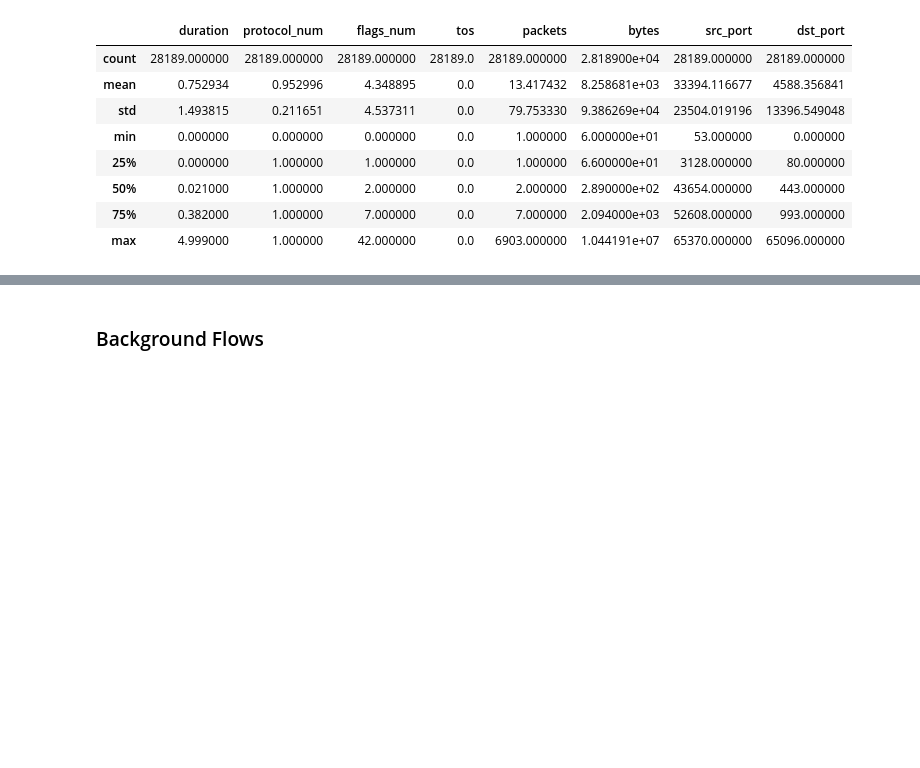
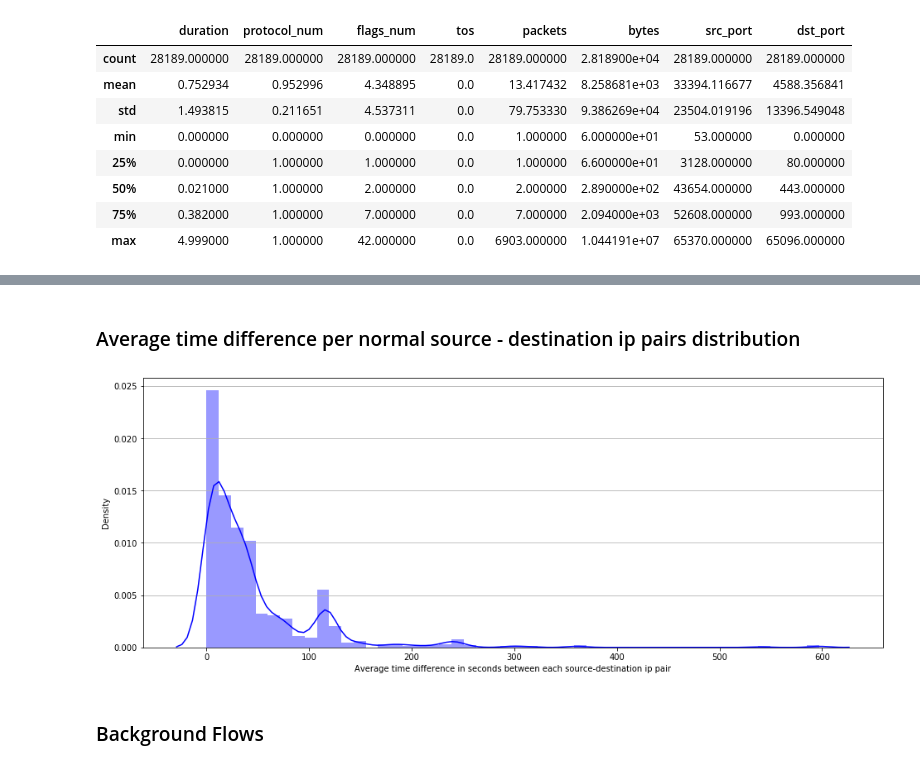
Before and after one commit to ghabbenjansen/thesis-vasileios, a Jupyter notebook: data_visualization.ipynb, the cells around one changed output, grey strips where cells are left out. Drawn from its saved outputs; the diff is of its cells as text; code cells hidden in the pictures; blank space fills up the shorter version.

```diff
--- a/data_visualization.ipynb
+++ b/data_visualization.ipynb
@@ -56,3 +116,13 @@ normal[continuous_features].describe()
+# %% [markdown]
+### Average time difference per normal source - destination ip pairs distribution
+# %%
+plt.figure(figsize=(16, 6))
+sns.distplot(normal_time_diff["avg_time_diff"].astype('timedelta64[s]').dropna(), color='b')
+plt.xlabel("Average time difference in seconds between each source-destination ip pair")
+plt.ylabel("Density")
+plt.grid(axis='y')
+# %% [output]
+[figure, added]
 # %% [markdown]
 ### Background Flows
 # %%
```
Also changed, not shown: parts of 20 cells of this notebook, 1 other file.
